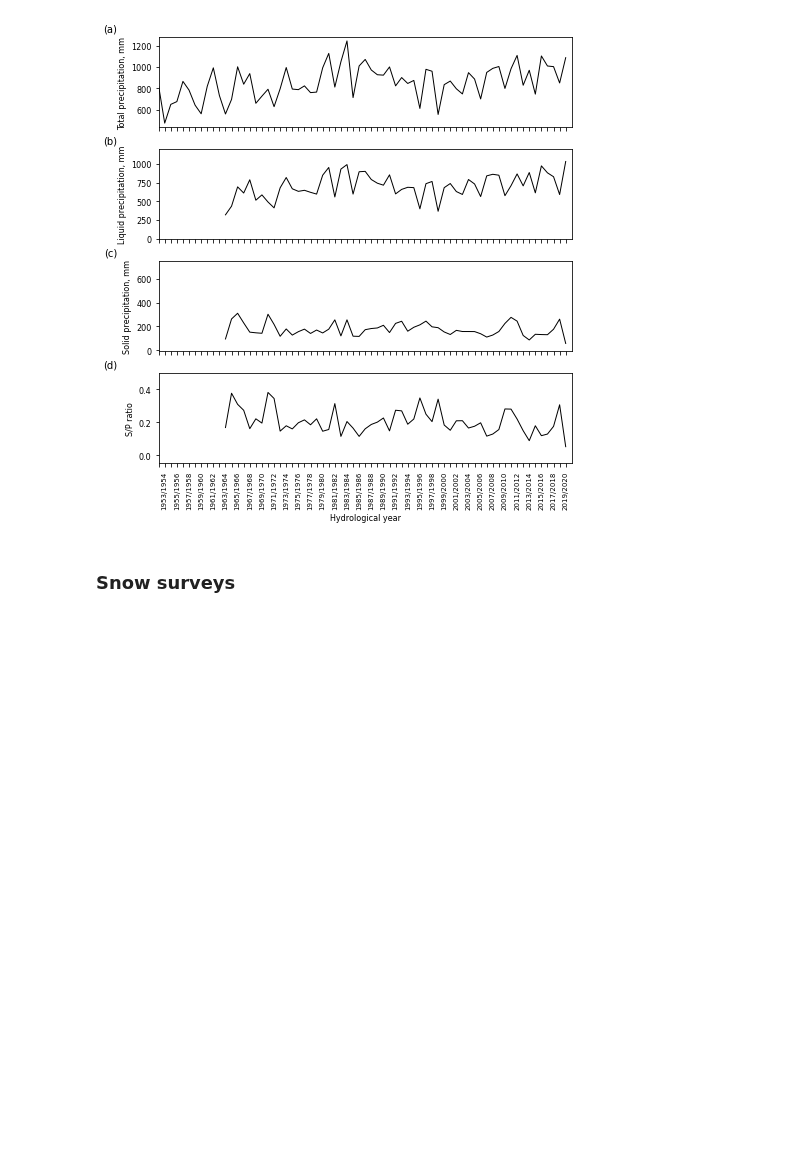
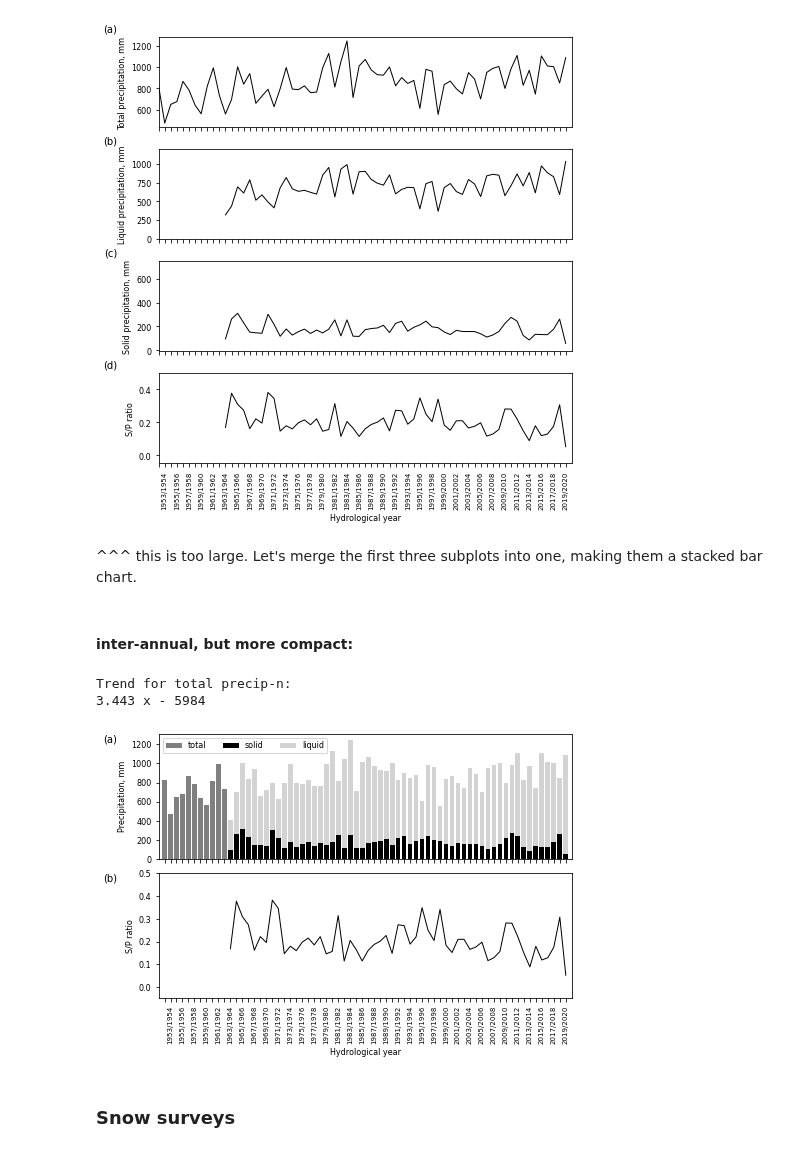
Before and after one commit to shi-hydrology/lammin-suo-plots, a Jupyter notebook: lammin_suo_plots.ipynb, the cells around one changed output. Cells and saved outputs as stored; diff of their text form; code cells hidden in the pictures; blank space fills up the shorter version.

Commit message:
Much more compact precipitation

```diff
--- a/lammin_suo_plots.ipynb
+++ b/lammin_suo_plots.ipynb
@@ -423,6 +418,86 @@ fig_path = os.path.join(fig_dir, "test_02.png")
 plt.savefig(fig_path, dpi=300, transparent=False, facecolor="white")
 # %% [output]
 [figure]
+# %% [markdown]
+^^^ this is too large. Let's merge the first three subplots into one, making them a stacked bar chart.
+# %% [markdown]
+#### inter-annual, but more compact:
+# %%
+pd.options.mode.chained_assignment = None  # default='warn'
+
+f = "precipitation_daily_1952-2020.csv"
+
+tmp = prepare(os.path.join(work_dir, f))
+
+df = tmp.loc[tmp["GAUGE_NO"] == 1]
+
+df["P_TOTAL"] = df["PRECIPITATION"]
+df["P_LIQUID"] = np.where(df["SOLID"] == 0, df["PRECIPITATION"], np.nan)
+df["P_SOLID"] = np.where(df["SOLID"] == 1, df["PRECIPITATION"], np.nan)
+df = df.resample('M').sum()
+# print(df)
+
+# Shifting all the columns to obtain hydrological years instead of calendar:
+df["P_TOTAL"] = df["P_TOTAL"].shift(SHIFT)
+df["P_LIQUID"] = df["P_LIQUID"].shift(SHIFT)
+df["P_SOLID"] = df["P_SOLID"].shift(SHIFT)
+# print(df)
+
+df = df.resample('Y').sum()
+df["HYDRO_YEAR"] = (df.index.year - 1).astype(str) + "/" + df.index.year.astype(str)
+df = df.iloc[1:]  # since first hydro year is truncated (there is no Oct-Dec of 1951 in dataset)
+
+df.loc[df["P_LIQUID"] == 0, "P_LIQUID"] = np.nan
+df.loc[df["P_SOLID"] == 0, "P_SOLID"] = np.nan
+
+df["SP"] = df["P_SOLID"] / df["P_TOTAL"]  # S/P ratio
+df.loc[df["SP"] == 0, "SP"] = np.nan
+
+fig, ax = plt.subplots(2, 1)
+fig.set_size_inches(2*wu, 2*hu)
+
+ax[0].set_xlim([-1, len(df["HYDRO_YEAR"])])
+# display(df)
+ax[0].bar(total["HYDRO_YEAR"], total["P_TOTAL"], color="grey", linewidth=1, label="total")
+ax[0].bar(df["HYDRO_YEAR"], df["P_SOLID"], color="k", linewidth=1, label="solid")
+df["P_SOLID"].loc[pd.isna(df["P_SOLID"])] = 0  # without this "bottom" parameter won't work
+ax[0].bar(df["HYDRO_YEAR"], df["P_LIQUID"], bottom=df["P_SOLID"], color="lightgrey", linewidth=1, label="liquid")
+
+#
+fit = np.polyfit(df.index.year, df["P_TOTAL"], 1)
+fit_fn = np.poly1d(fit)
+print("Trend for total precip-n:", fit_fn)
+#
+
+ax[0].set_ylabel("Precipitation, mm")
+ax[0].legend(loc=2, ncol=3)
+
+ax[1].set_xlim([-1, len(df["HYDRO_YEAR"])])
+ax[1].set_ylim([-0.05, 0.5])
+ax[1].plot(df["HYDRO_YEAR"], df["SP"], color="k", linewidth=1)
+ax[1].set_ylabel("S/P ratio")
+
+ax[-1].set_xlabel("Hydrological year")
+
+for a in ax[:1]:
+    for tick in a.get_xticklabels()[::1]:
+        tick.set_visible(False)
+for tick in ax[-1].get_xticklabels():
+    tick.set_rotation(90)
+for tick in ax[-1].get_xticklabels()[0::2]:
+    tick.set_visible(False)
+
+mark_axes(ax, py=1.0)
+
+fig.subplots_adjust(bottom=0.4)
+fig.tight_layout()
+
+fig_path = os.path.join(fig_dir, "test_02bar.png")
+plt.savefig(fig_path, dpi=300, transparent=False, facecolor="white")
+# %% [output]
+Trend for total precip-n:
+3.443 x - 5984
+[figure, added]
 # %% [markdown]
 ### Snow surveys
 # %%
```
Also changed, not shown: parts of 1 cell of this notebook.
